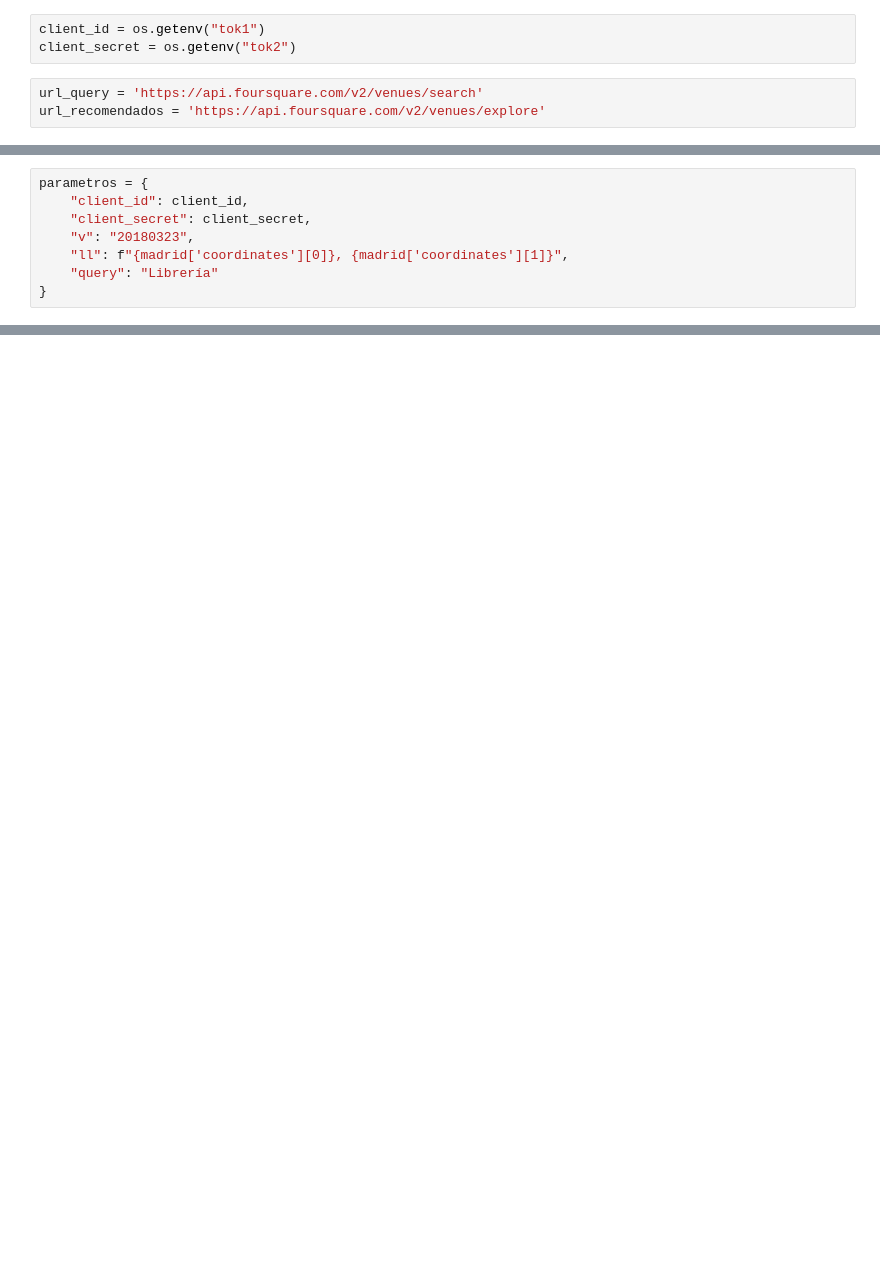
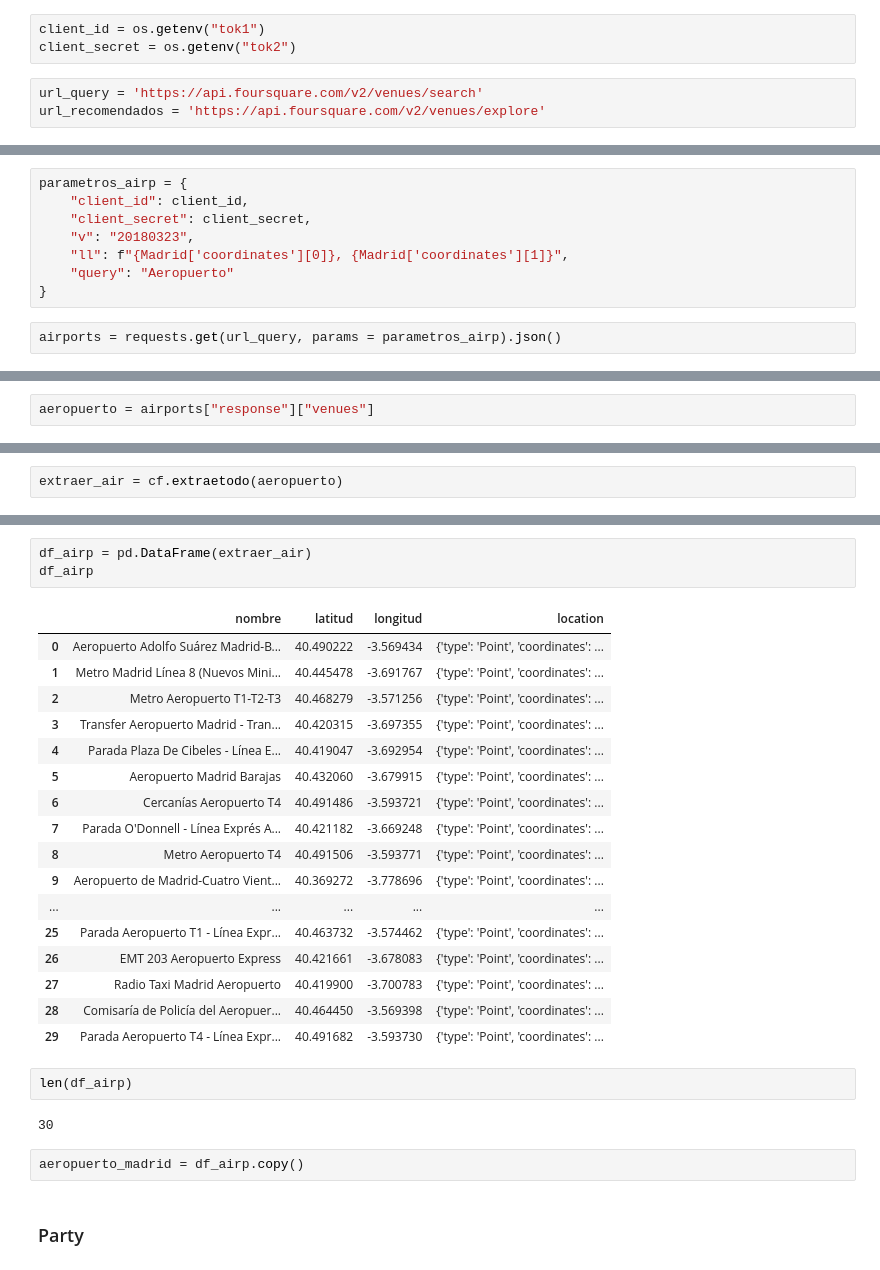
Before and after one commit to Beapsp/Geospatial-data-project, a Jupyter notebook: notebook/Untitled.ipynb, the cells around one changed output, grey strips where cells are left out. Drawn from its saved outputs; the diff is of its cells as text; blank space fills up the shorter version.

```diff
--- a/notebook/Untitled.ipynb
+++ b/notebook/Untitled.ipynb
@@ -25,8 +54,10 @@ cf.geocode("Castellana 81, Paseo de la Castellana, Madrid")
 # %%
-parametros = {
+parametros_airp = {
     "client_id": client_id,
     "client_secret": client_secret,
     "v": "20180323",
-    "ll": f"{madrid['coordinates'][0]}, {madrid['coordinates'][1]}",
-    "query": "Librería"
+    "ll": f"{Madrid['coordinates'][0]}, {Madrid['coordinates'][1]}",
+    "query": "Aeropuerto"
 }
+# %%
+airports = requests.get(url_query, params = parametros_airp).json()
@@ -32,0 +143,2 @@ parametros = {
+# %%
+aeropuerto = airports["response"]["venues"]
@@ -32,0 +165,2 @@ parametros = {
+# %%
+extraer_air = cf.extraetodo(aeropuerto)
@@ -32,0 +187,29 @@ parametros = {
+# %%
+df_airp = pd.DataFrame(extraer_air)
+df_airp
+# %% [output]
+|  | nombre | latitud | longitud | location |
+| 0 | Aeropuerto Adolfo Suárez Madrid-B... | 40.490222 | -3.569434 | {'type': 'Point', 'coordinates': ... |
+| 1 | Metro Madrid Línea 8 (Nuevos Mini... | 40.445478 | -3.691767 | {'type': 'Point', 'coordinates': ... |
+| 2 | Metro Aeropuerto T1-T2-T3 | 40.468279 | -3.571256 | {'type': 'Point', 'coordinates': ... |
+| 3 | Transfer Aeropuerto Madrid - Tran... | 40.420315 | -3.697355 | {'type': 'Point', 'coordinates': ... |
+| 4 | Parada Plaza De Cibeles - Línea E... | 40.419047 | -3.692954 | {'type': 'Point', 'coordinates': ... |
+| 5 | Aeropuerto Madrid Barajas | 40.432060 | -3.679915 | {'type': 'Point', 'coordinates': ... |
+| 6 | Cercanías Aeropuerto T4 | 40.491486 | -3.593721 | {'type': 'Point', 'coordinates': ... |
+| 7 | Parada O'Donnell - Línea Exprés A... | 40.421182 | -3.669248 | {'type': 'Point', 'coordinates': ... |
+| 8 | Metro Aeropuerto T4 | 40.491506 | -3.593771 | {'type': 'Point', 'coordinates': ... |
+| 9 | Aeropuerto de Madrid-Cuatro Vient... | 40.369272 | -3.778696 | {'type': 'Point', 'coordinates': ... |
+| ... | ... | ... | ... | ... |
+| 25 | Parada Aeropuerto T1 - Línea Expr... | 40.463732 | -3.574462 | {'type': 'Point', 'coordinates': ... |
+| 26 | EMT 203 Aeropuerto Express | 40.421661 | -3.678083 | {'type': 'Point', 'coordinates': ... |
+| 27 | Radio Taxi Madrid Aeropuerto | 40.419900 | -3.700783 | {'type': 'Point', 'coordinates': ... |
+| 28 | Comisaría de Policía del Aeropuer... | 40.464450 | -3.569398 | {'type': 'Point', 'coordinates': ... |
+| 29 | Parada Aeropuerto T4 - Línea Expr... | 40.491682 | -3.593730 | {'type': 'Point', 'coordinates': ... |
+# %%
+len(df_airp)
+# %% [output]
+30
+# %%
+aeropuerto_madrid = df_airp.copy()
+# %% [markdown]
+### Party
```
Also changed, not shown: parts of 50 cells of this notebook, 2 other files.
